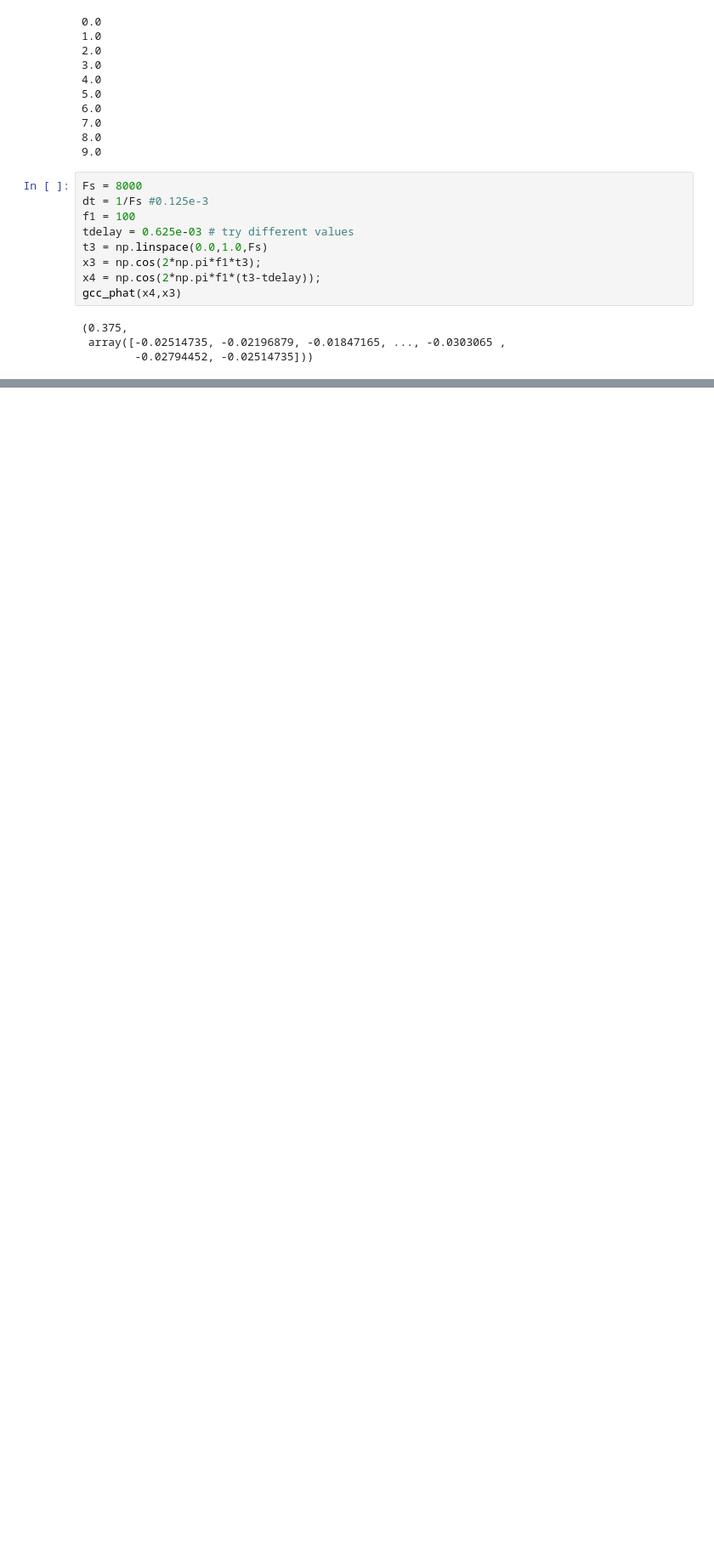
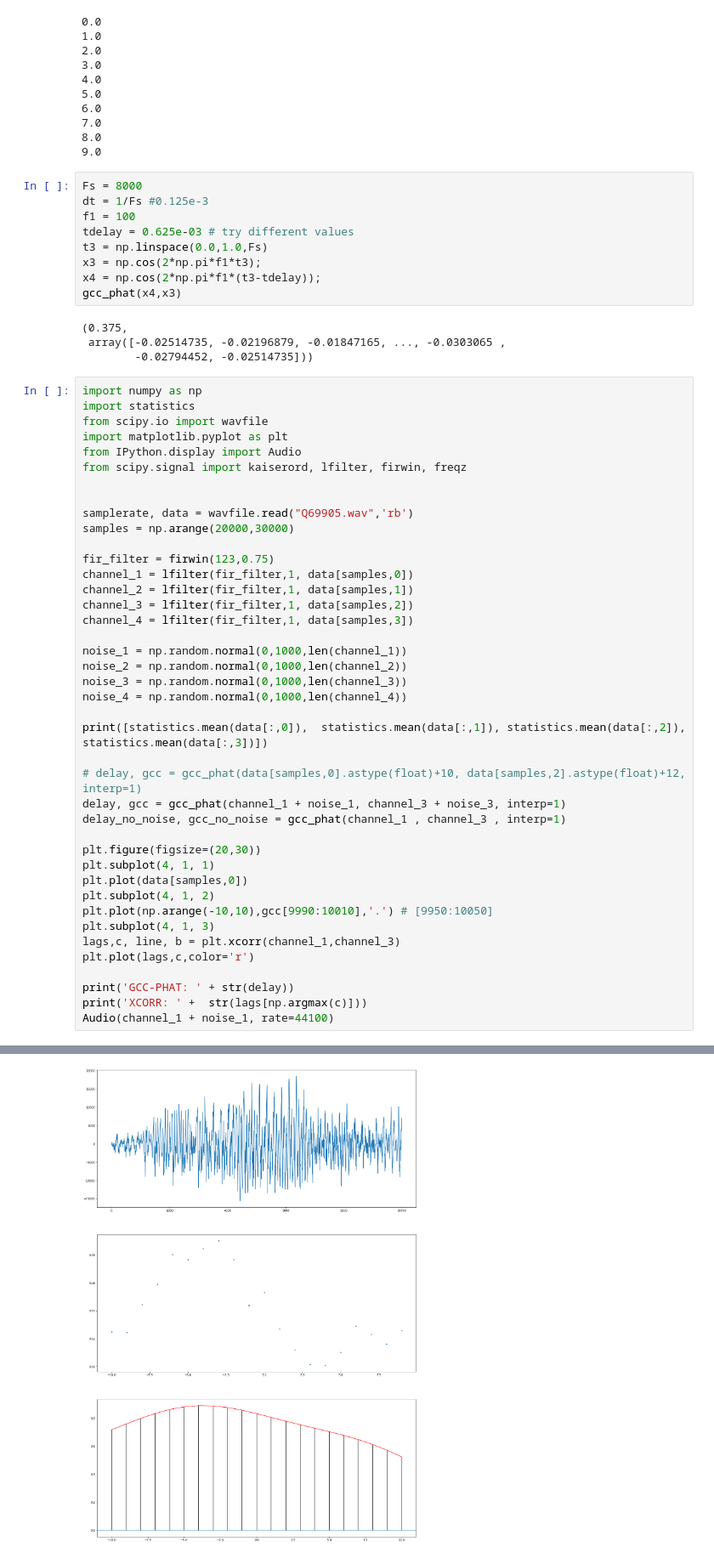
Before and after one commit to kootsoop/DSP.SE, a Jupyter notebook: Python/Q69905 GCC-PHAT always peaks at zero when estimating delay offset.ipynb, the cells around one changed output, grey strips where cells are left out. Shown: that part at 85% size. Cells and saved outputs as stored; diff of their text form; blank space fills up the shorter version.

Commit message:
Played around with the real data/

```diff
--- a/Python/Q69905 GCC-PHAT always peaks at zero when estimating delay offset.ipynb
+++ b/Python/Q69905 GCC-PHAT always peaks at zero when estimating delay offset.ipynb
@@ -84,3 +84,45 @@ gcc_phat(x4,x3)
 (0.375,
  array([-0.02514735, -0.02196879, -0.01847165, ..., -0.0303065 ,
         -0.02794452, -0.02514735]))
+# %%
+import numpy as np
+import statistics
+from scipy.io import wavfile
+import matplotlib.pyplot as plt
+from IPython.display import Audio
+from scipy.signal import kaiserord, lfilter, firwin, freqz
+
+
+samplerate, data = wavfile.read("Q69905.wav",'rb')
+samples = np.arange(20000,30000)
+
+fir_filter = firwin(123,0.75)
+channel_1 = lfilter(fir_filter,1, data[samples,0])
+channel_2 = lfilter(fir_filter,1, data[samples,1])
+channel_3 = lfilter(fir_filter,1, data[samples,2])
+channel_4 = lfilter(fir_filter,1, data[samples,3])
+
+noise_1 = np.random.normal(0,1000,len(channel_1))
+noise_2 = np.random.normal(0,1000,len(channel_2))
+noise_3 = np.random.normal(0,1000,len(channel_3))
+noise_4 = np.random.normal(0,1000,len(channel_4))
+
+print([statistics.mean(data[:,0]),  statistics.mean(data[:,1]), statistics.mean(data[:,2]), statistics.mean(data[:,3])])
+
+# delay, gcc = gcc_phat(data[samples,0].astype(float)+10, data[samples,2].astype(float)+12, interp=1)
+delay, gcc = gcc_phat(channel_1 + noise_1, channel_3 + noise_3, interp=1)
+delay_no_noise, gcc_no_noise = gcc_phat(channel_1 , channel_3 , interp=1)
+
+plt.figure(figsize=(20,30))
+plt.subplot(4, 1, 1)
+plt.plot(data[samples,0])
+plt.subplot(4, 1, 2)
+plt.plot(np.arange(-10,10),gcc[9990:10010],'.') # [9950:10050]
+plt.subplot(4, 1, 3)
+lags,c, line, b = plt.xcorr(channel_1,channel_3)
+plt.plot(lags,c,color='r')
+
+print('GCC-PHAT: ' + str(delay))
+print('XCORR: ' +  str(lags[np.argmax(c)]))
+Audio(channel_1 + noise_1, rate=44100)
+# %% [output]
@@ -86,0 +133 @@ gcc_phat(x4,x3)
+[figure, added]
```
Also changed, not shown: parts of 1 cell of this notebook, 2 other files.
